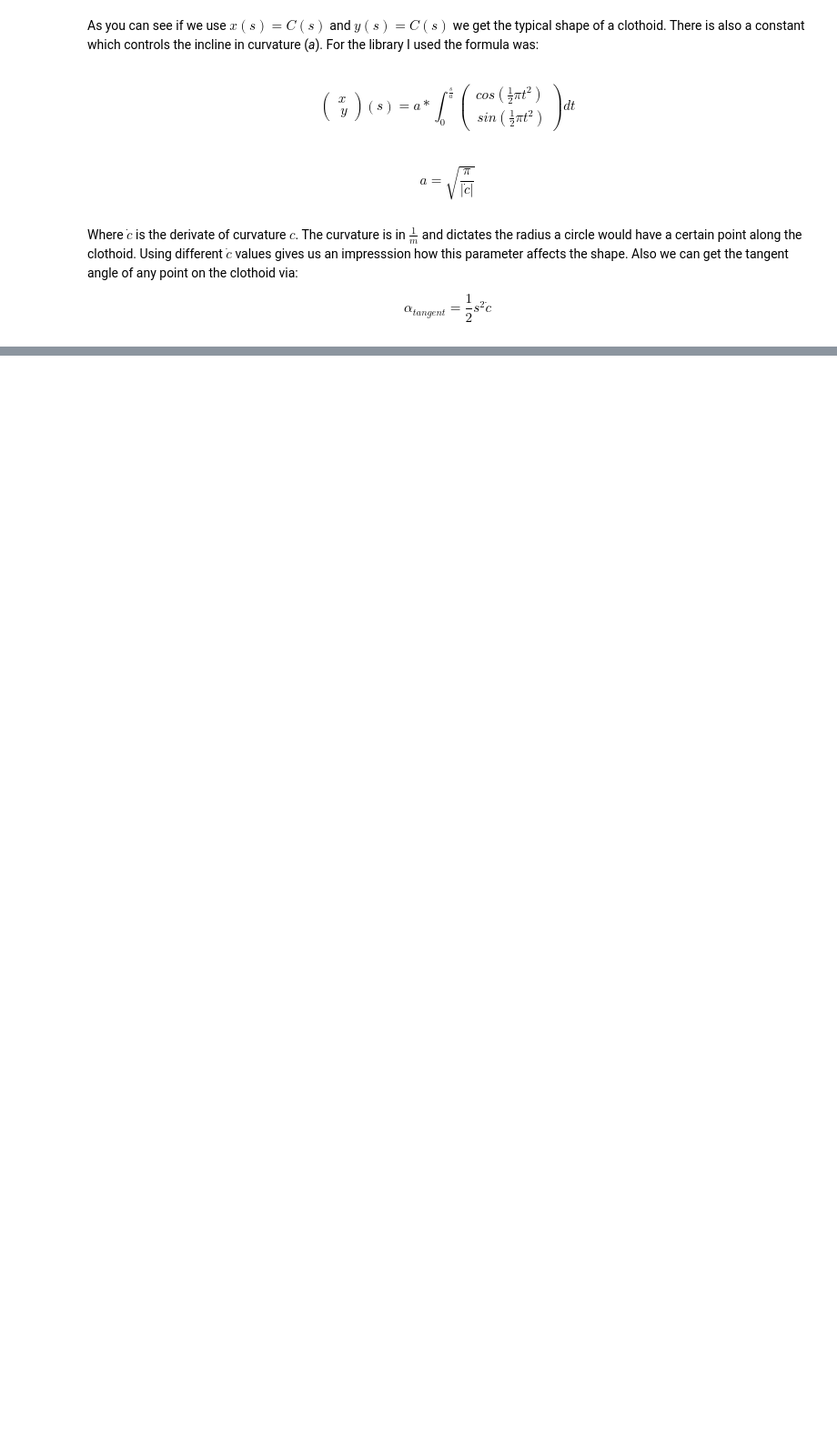
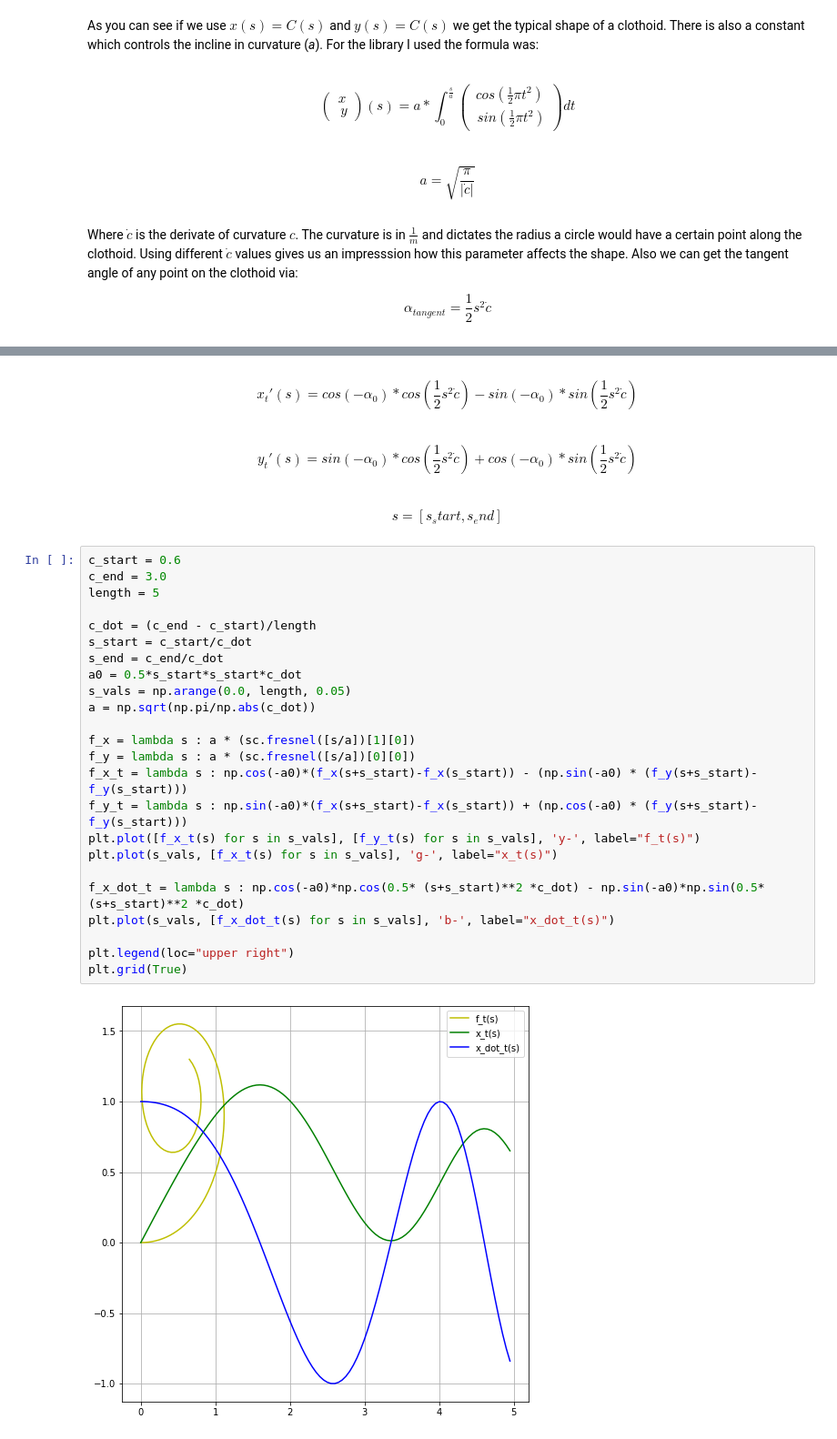
Before and after one commit to pageldev/ClothoidExploration, a Jupyter notebook: ClothoidExploration.ipynb, the cells around one changed output, grey strips where cells are left out. Shown at 91% size. Cells and saved outputs as stored; diff of their text form; blank space fills up the shorter version.

```diff
--- a/ClothoidExploration.ipynb
+++ b/ClothoidExploration.ipynb
@@ -133,0 +159,38 @@ plt.legend(loc="upper right")
+# %% [markdown]
+\begin{equation*}
+x_{t}'(s) = cos(-\alpha_{0})*cos(\frac{1}{2} s^2 \dot c) - sin(-\alpha_{0})*sin(\frac{1}{2} s^2 \dot c)
+\end{equation*}
+# %% [markdown]
+\begin{equation*}
+y_{t}'(s) = sin(-\alpha_{0})*cos(\frac{1}{2} s^2 \dot c) + cos(-\alpha_{0})*sin(\frac{1}{2} s^2 \dot c)
+\end{equation*}
+# %% [markdown]
+\begin{equation*}
+s = [s_start, s_end]
+\end{equation*}
+# %%
+c_start = 0.6
+c_end = 3.0
+length = 5
+
+c_dot = (c_end - c_start)/length
+s_start = c_start/c_dot
+s_end = c_end/c_dot
+a0 = 0.5*s_start*s_start*c_dot
+s_vals = np.arange(0.0, length, 0.05)
+a = np.sqrt(np.pi/np.abs(c_dot))
+
+f_x = lambda s : a * (sc.fresnel([s/a])[1][0])
+f_y = lambda s : a * (sc.fresnel([s/a])[0][0])
+f_x_t = lambda s : np.cos(-a0)*(f_x(s+s_start)-f_x(s_start)) - (np.sin(-a0) * (f_y(s+s_start)-f_y(s_start)))
+f_y_t = lambda s : np.sin(-a0)*(f_x(s+s_start)-f_x(s_start)) + (np.cos(-a0) * (f_y(s+s_start)-f_y(s_start)))
+plt.plot([f_x_t(s) for s in s_vals], [f_y_t(s) for s in s_vals], 'y-', label="f_t(s)")
+plt.plot(s_vals, [f_x_t(s) for s in s_vals], 'g-', label="x_t(s)")
+
+f_x_dot_t = lambda s : np.cos(-a0)*np.cos(0.5* (s+s_start)**2 *c_dot) - np.sin(-a0)*np.sin(0.5* (s+s_start)**2 *c_dot)
+plt.plot(s_vals, [f_x_dot_t(s) for s in s_vals], 'b-', label="x_dot_t(s)")
+
+plt.legend(loc="upper right")
+plt.grid(True)
+# %% [output]
+[figure, added]
```
Also changed, not shown: parts of 15 cells of this notebook.
